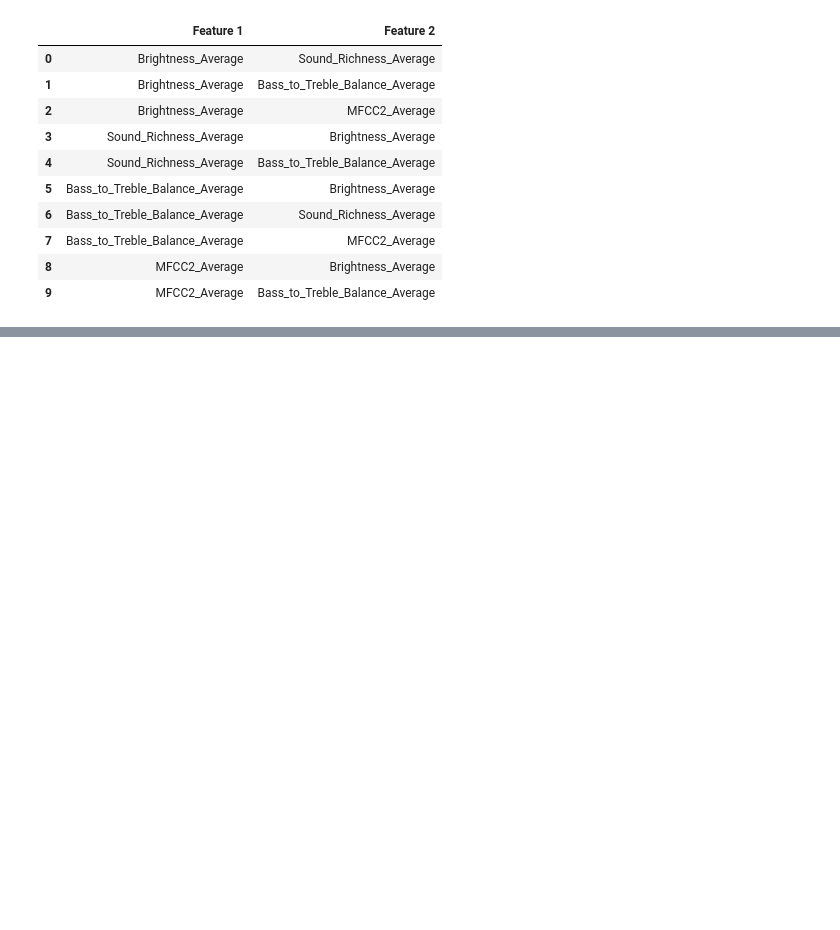
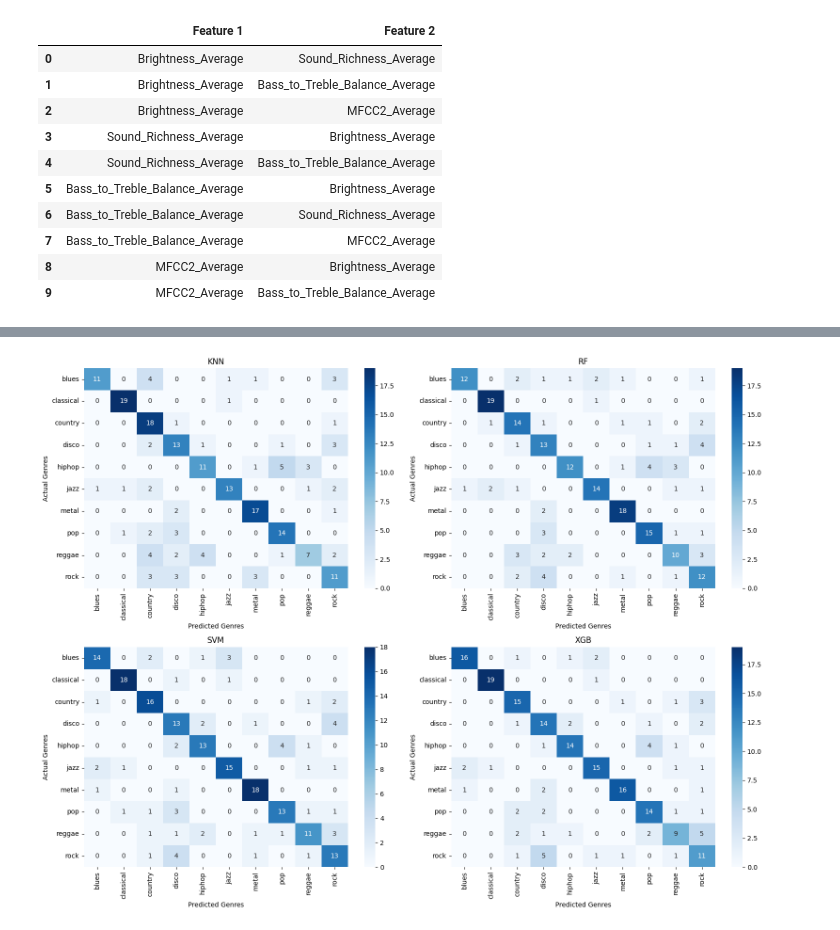
Before and after one commit to Milltrader/MusicalGenrePrediction, a Jupyter notebook: AudioGenre.ipynb, the cells around one changed output, grey strips where cells are left out. Saved outputs shown, nothing was run; the diff lists cells and outputs as text; code cells hidden in the pictures; blank space fills up the shorter version.

Commit message:
Recreated the code in a cleaner way
Trained models, trying to get what to do with genres because some are often confused

```diff
--- a/AudioGenre.ipynb
+++ b/AudioGenre.ipynb
@@ -407,10 +187,0 @@ weighted avg       0.82      0.81      0.81       200
-# %%
-cm = confusion_matrix(y_test, y_pred_best_xgb)
-
-
-plt.figure(figsize=(10, 8))
-sns.heatmap(cm, annot=True, fmt='d', cmap='Blues', xticklabels=le.classes_, yticklabels=le.classes_)
-plt.title("Gradient Boosting Confusion Matrix")
-plt.xlabel("Predicted Genres")
-plt.ylabel("Actual Genres")
-plt.show()
@@ -418,0 +188,16 @@ plt.show()
+# %%
+y_pred_knn = best_knn.predict(X_test)
+y_pred_rf = best_rf.predict(X_test)
+y_pred_svm = best_svm.predict(X_test)
+y_pred_xgb = best_xgb.predict(X_test)
+
+
+print("KNN Accuracy:", accuracy_score(y_test, y_pred_knn))
+print("Random Forest Accuracy:", accuracy_score(y_test, y_pred_rf))
+print("SVM Accuracy:", accuracy_score(y_test, y_pred_svm))
+print("XGBoost Accuracy:", accuracy_score(y_test, y_pred_xgb))
+print()
+print("KNN Classification Report:\n", classification_report(y_test, y_pred_knn))
+print("Random Forest Classification Report:\n", classification_report(y_test, y_pred_rf))
+print("SVM Classification Report:\n", classification_report(y_test, y_pred_svm))
+print("XGBoost Classification Report:\n", classification_report(y_test, y_pred_xgb))
@@ -418,0 +222,19 @@ plt.show()
+# %%
+# Create confusion matrices and check the results of different models
+
+predictions = [y_pred_knn, y_pred_rf, y_pred_svm, y_pred_xgb]
+titles = ["KNN", "RF", "SVM", "XGB"]
+
+fig, axes = plt.subplots(2, 2, figsize=(16, 12))
+
+for ax, y_pred, title in zip(axes.ravel(), predictions, titles):
+    cm = confusion_matrix(y_test, y_pred)
+    sns.heatmap(cm, annot=True, fmt='d', cmap='Blues', xticklabels=le.classes_, yticklabels=le.classes_, ax=ax)
+    ax.set_title(title)
+    ax.set_xlabel("Predicted Genres")
+    ax.set_ylabel("Actual Genres")
+
+plt.tight_layout()
+plt.show()
+# %% [output]
+[figure, added]
```
Also changed, not shown: parts of 26 cells of this notebook.
